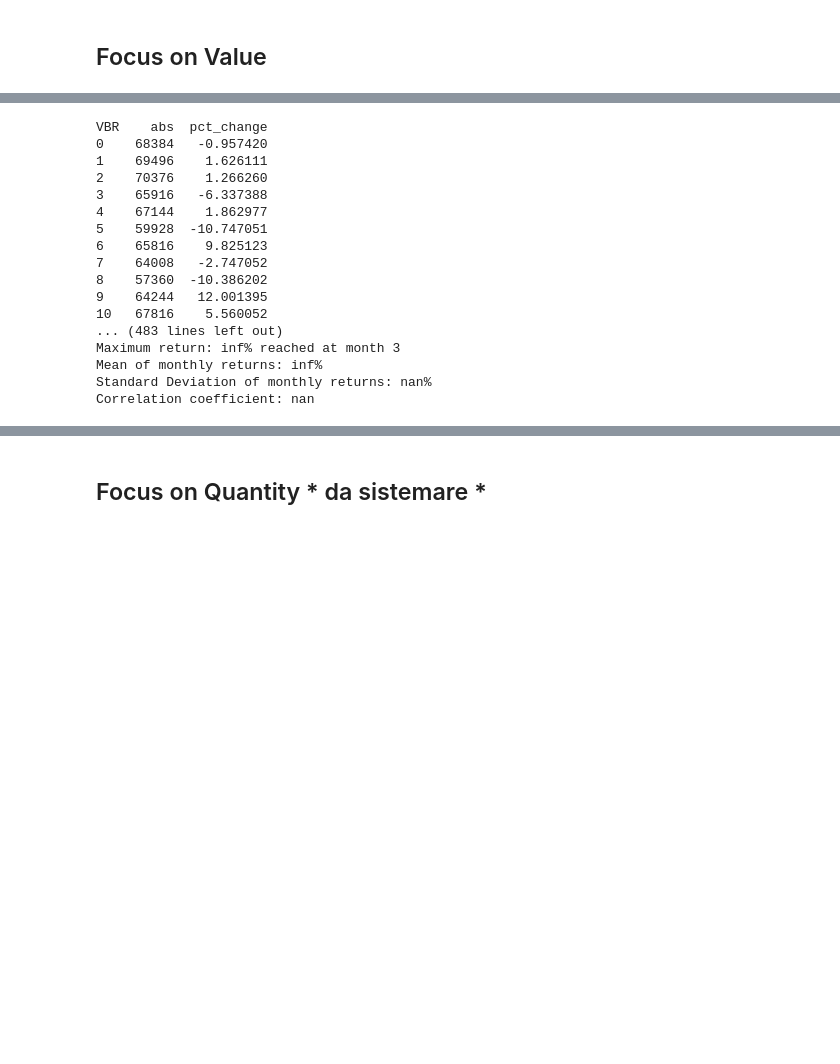
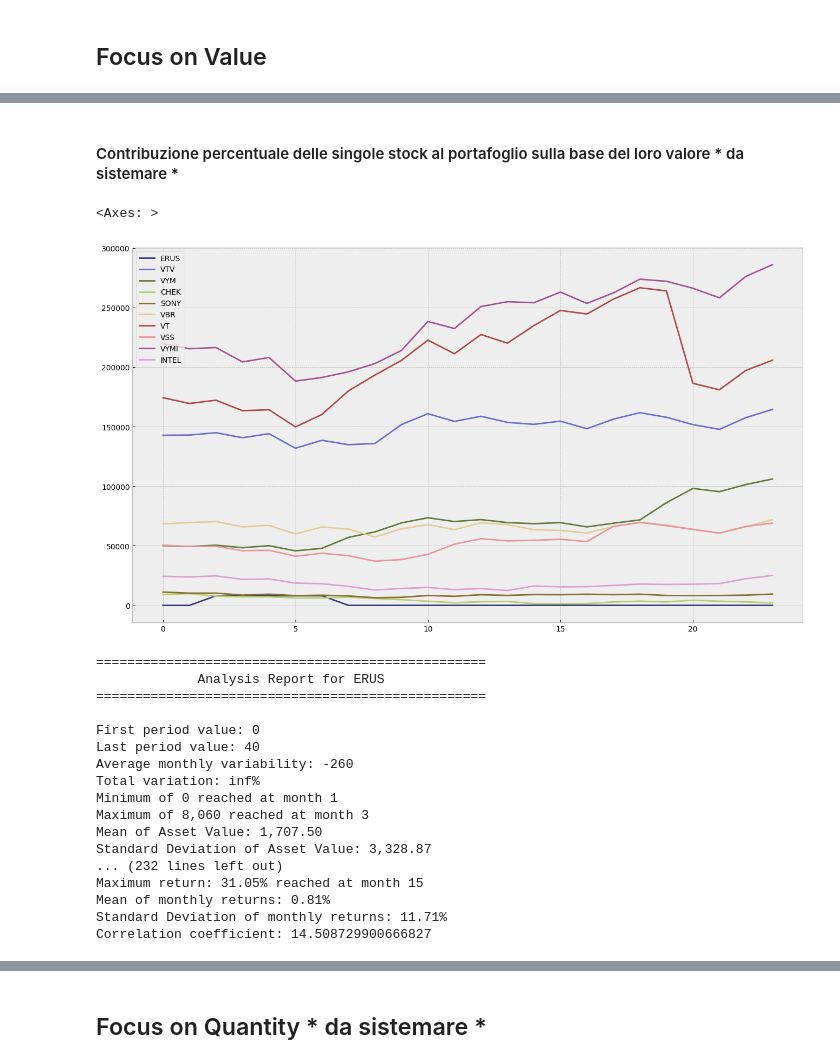
Before and after one commit to vincenzojrs/MrRipStrategyAnalysis, a Jupyter notebook: main.ipynb, the cells around one changed output, grey strips where cells are left out. Saved outputs shown, nothing was run; the diff lists cells and outputs as text; code cells hidden in the pictures; blank space fills up the shorter version.

Commit message:
aggiunta analisi sulle singole stock

```diff
--- a/main.ipynb
+++ b/main.ipynb
@@ -297,26 +302,32 @@ Correlation coefficient: 4.359393579044397
+# %% [markdown]
+#### Contribuzione percentuale delle singole stock al portafoglio sulla base del loro valore * da sistemare *
+# %%
+value.plot(figsize = (16,9), cmap ='tab20b')
+# %% [output]
+<Axes: >
+[figure, added]
 # %%
 for col in value.columns:
-    lookup = generate_monthly_portfolio(value[col], 'series', col)
-    print(lookup)
-    generate_analysis_report(lookup)
+    lookups = generate_monthly_portfolio(value[col], 'series', col)
+    generate_analysis_report(lookups)
 # %% [output]
-VBR    abs  pct_change
-0    68384   -0.957420
-1    69496    1.626111
-2    70376    1.266260
-3    65916   -6.337388
-4    67144    1.862977
-5    59928  -10.747051
-6    65816    9.825123
-7    64008   -2.747052
-8    57360  -10.386202
-9    64244   12.001395
-10   67816    5.560052
-... (483 lines left out)
-Maximum return: inf% reached at month 3
-Mean of monthly returns: inf%
-Standard Deviation of monthly returns: nan%
-Correlation coefficient: nan
+==================================================
+             Analysis Report for ERUS
+==================================================
+
+First period value: 0
+Last period value: 40
+Average monthly variability: -260
+Total variation: inf%
+Minimum of 0 reached at month 1
+Maximum of 8,060 reached at month 3
+Mean of Asset Value: 1,707.50
+Standard Deviation of Asset Value: 3,328.87
+... (232 lines left out)
+Maximum return: 31.05% reached at month 15
+Mean of monthly returns: 0.81%
+Standard Deviation of monthly returns: 11.71%
+Correlation coefficient: 14.508729900666827
 # %%
 fig, ax = plt.subplots(figsize = (16, 9))
 
```
Also changed, not shown: parts of 3 cells of this notebook.
